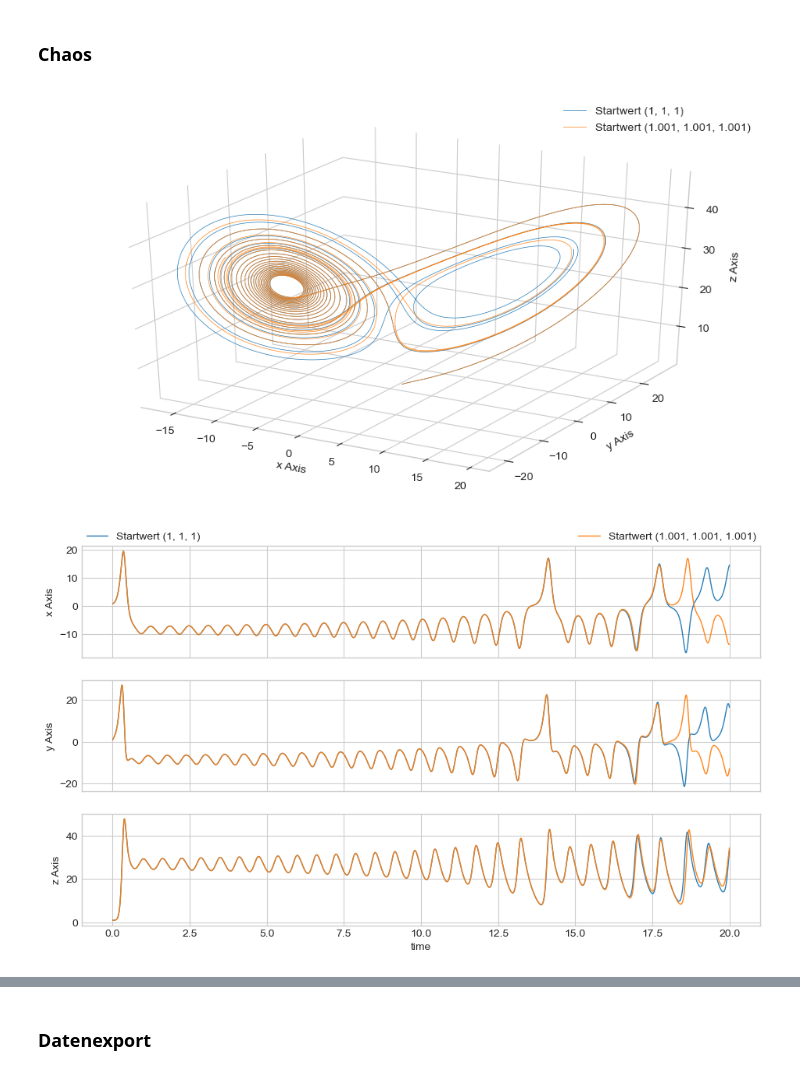
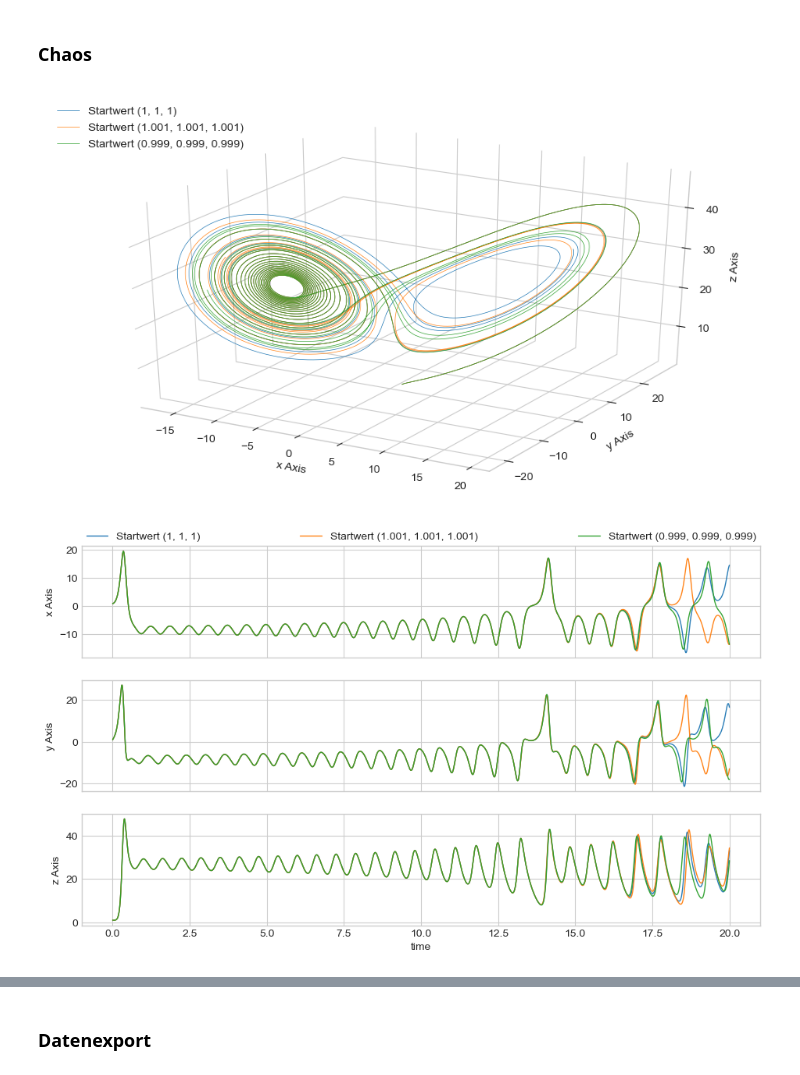
Before and after one commit to maxstollmayer/Lorenz-System-Project, a Jupyter notebook: PredictorCorrector Plotting.ipynb, the cells around one changed output, grey strips where cells are left out. Drawn from its saved outputs; the diff is of its cells as text; code cells hidden in the pictures.

```diff
--- a/PredictorCorrector Plotting.ipynb
+++ b/PredictorCorrector Plotting.ipynb
@@ -40,16 +90,18 @@ h = 1/1000
 
 state1 = (1, 1, 1)
 state2 = (1+h, 1+h, 1+h)
+state3 = (1-h, 1-h, 1-h)
 
 t = np.arange(0, 20, h)
 
 states1 = ABM(f, state1, t)
 states2 = ABM(f, state2, t)
+states3 = ABM(f, state3, t)
 # %%
-labels = (f"Startwert {state1}", f"Startwert {state2}")
+labels = (f"Startwert {state1}", f"Startwert {state2}", f"Startwert {state3}")
 
-ParametricPlot(states1, states2, labels=labels)
-Plot(t, states1, states2, labels=labels)
+ParametricPlot(states1, states2, states3, labels=labels)
+Plot(t, states1, states2, states3, labels=labels)
 # %% [output]
-[figure, old version]
+[figure, new version]
-[figure, old version]
+[figure, new version]
```
Also changed, not shown: parts of 15 cells of this notebook, 25 other files.
